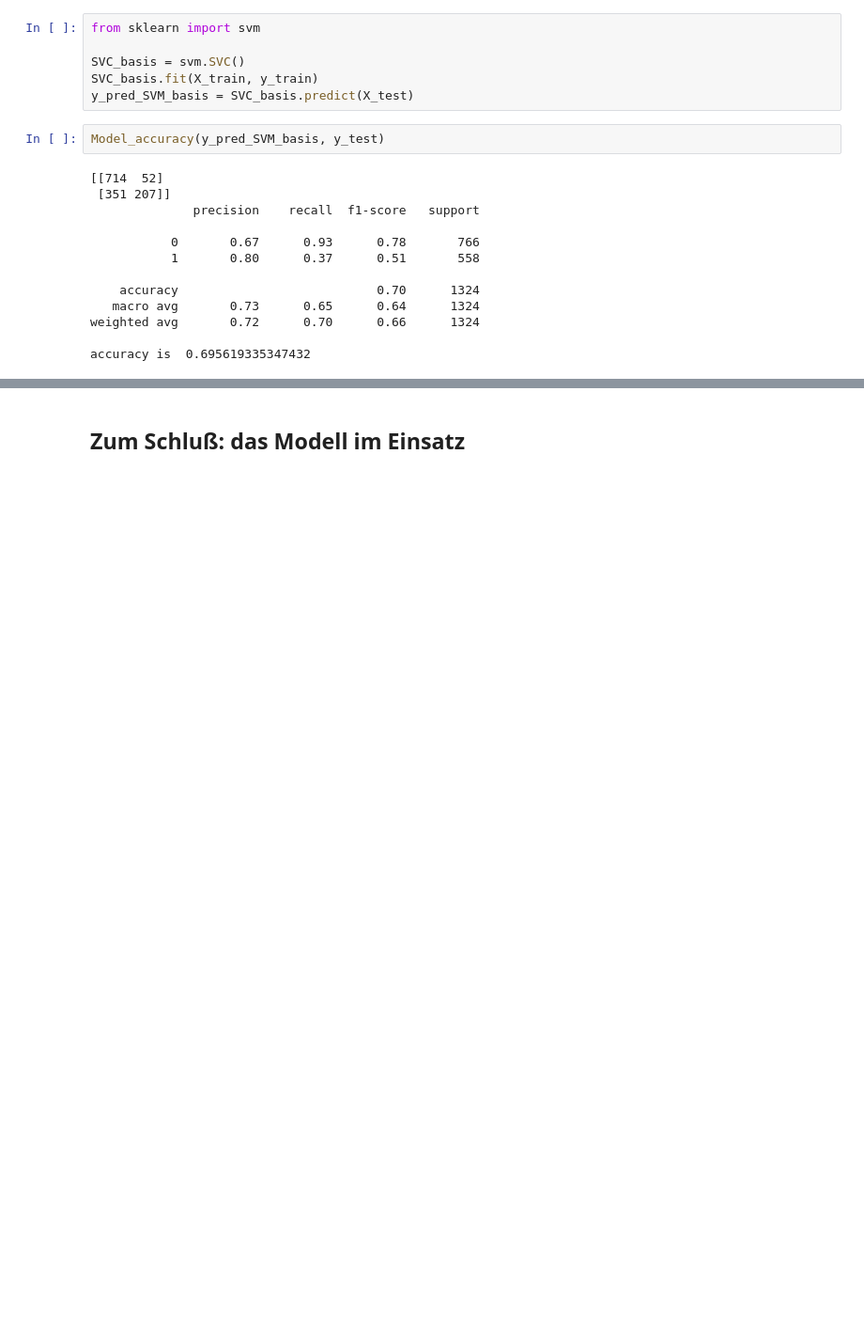
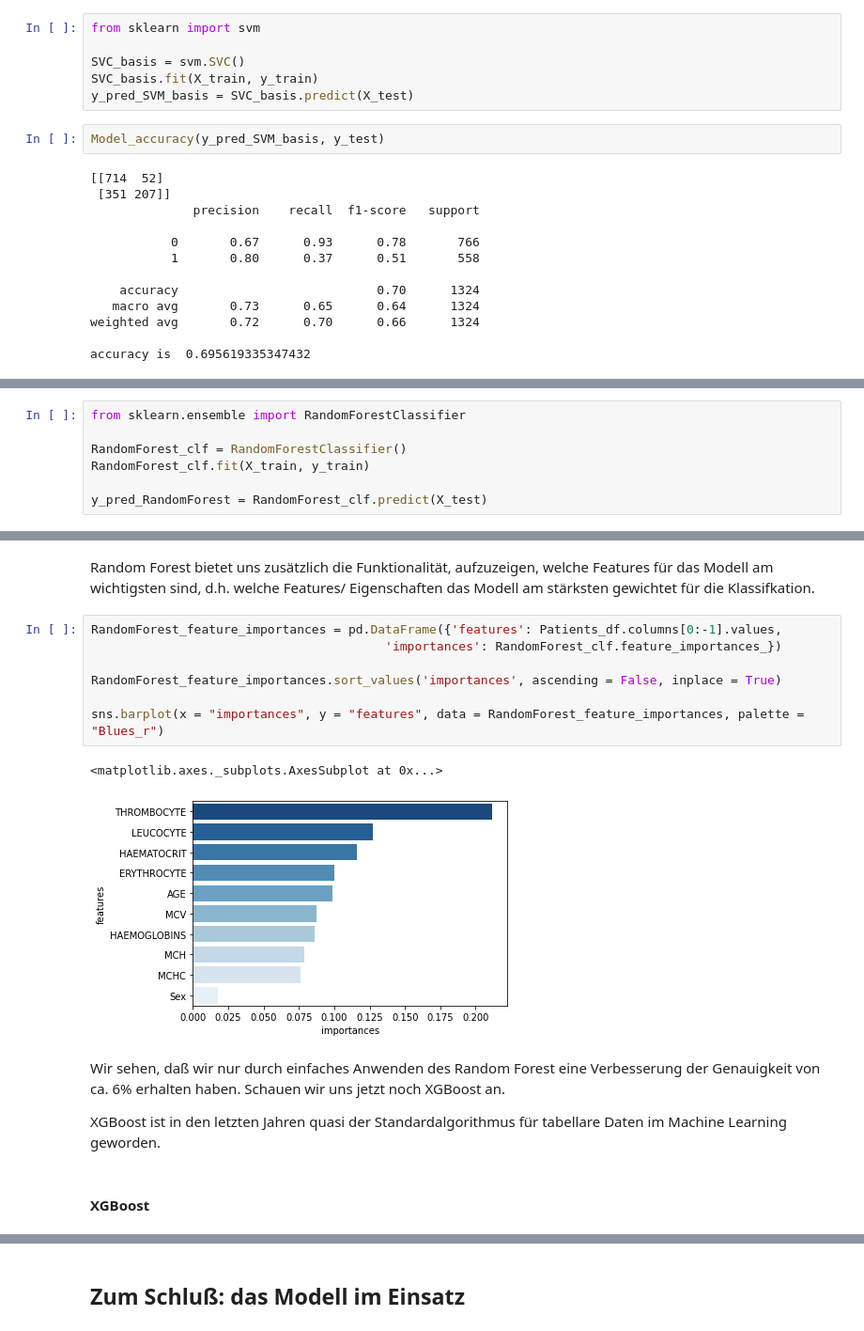
Before and after one commit to JensKohl/Lecture-Technical_Applications_Data_Management-Slides_and_Notebooks, a Jupyter notebook: Notebooks/VL 6 Supervised Learning Übungsaufgabe 2 - Krankenhaus.ipynb, the cells around one changed output, grey strips where cells are left out. Shown at 94% size. Drawn from its saved outputs; the diff is of its cells as text; blank space fills up the shorter version.

```diff
--- a/Notebooks/VL 6 Supervised Learning Übungsaufgabe 2 - Krankenhaus.ipynb
+++ b/Notebooks/VL 6 Supervised Learning Übungsaufgabe 2 - Krankenhaus.ipynb
@@ -180,0 +238,7 @@ Jetzt sind Sie an der Reihe!!! Probieren Sie die verschiedenen Verfahren aus der
+# %%
+from sklearn.ensemble import RandomForestClassifier
+
+RandomForest_clf = RandomForestClassifier()
+RandomForest_clf.fit(X_train, y_train)
+
+y_pred_RandomForest = RandomForest_clf.predict(X_test)
@@ -180,0 +260,19 @@ Jetzt sind Sie an der Reihe!!! Probieren Sie die verschiedenen Verfahren aus der
+# %% [markdown]
+Random Forest bietet uns zusätzlich die Funktionalität, aufzuzeigen, welche Features für das Modell am wichtigsten sind, d.h. welche Features/ Eigenschaften das Modell am stärksten gewichtet für die Klassifkation.
+# %%
+RandomForest_feature_importances = pd.DataFrame({'features': Patients_df.columns[0:-1].values,
+                                        'importances': RandomForest_clf.feature_importances_})
+
+RandomForest_feature_importances.sort_values('importances', ascending = False, inplace = True)
+
+sns.barplot(x = "importances", y = "features", data = RandomForest_feature_importances, palette = "Blues_r")
+# %% [output]
+<matplotlib.axes._subplots.AxesSubplot at 0x...>
+[figure, added]
+# %% [markdown]
+Wir sehen, daß wir nur durch einfaches Anwenden des Random Forest eine Verbesserung der Genauigkeit von ca. 6% erhalten haben.
+Schauen wir uns jetzt noch XGBoost an.
+
+XGBoost ist in den letzten Jahren quasi der Standardalgorithmus für tabellare Daten im Machine Learning geworden.
+# %% [markdown]
+#### XGBoost
```
Also changed, not shown: parts of 53 cells of this notebook.
